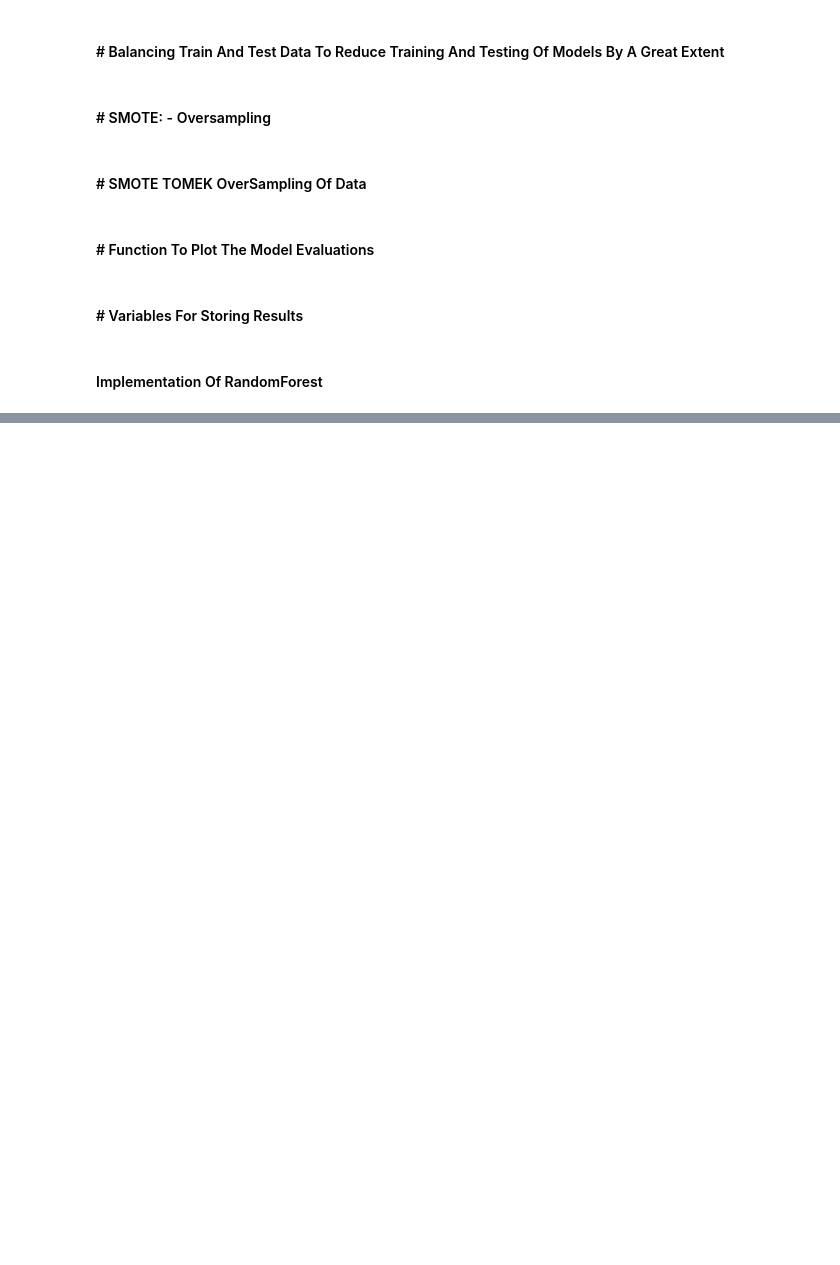
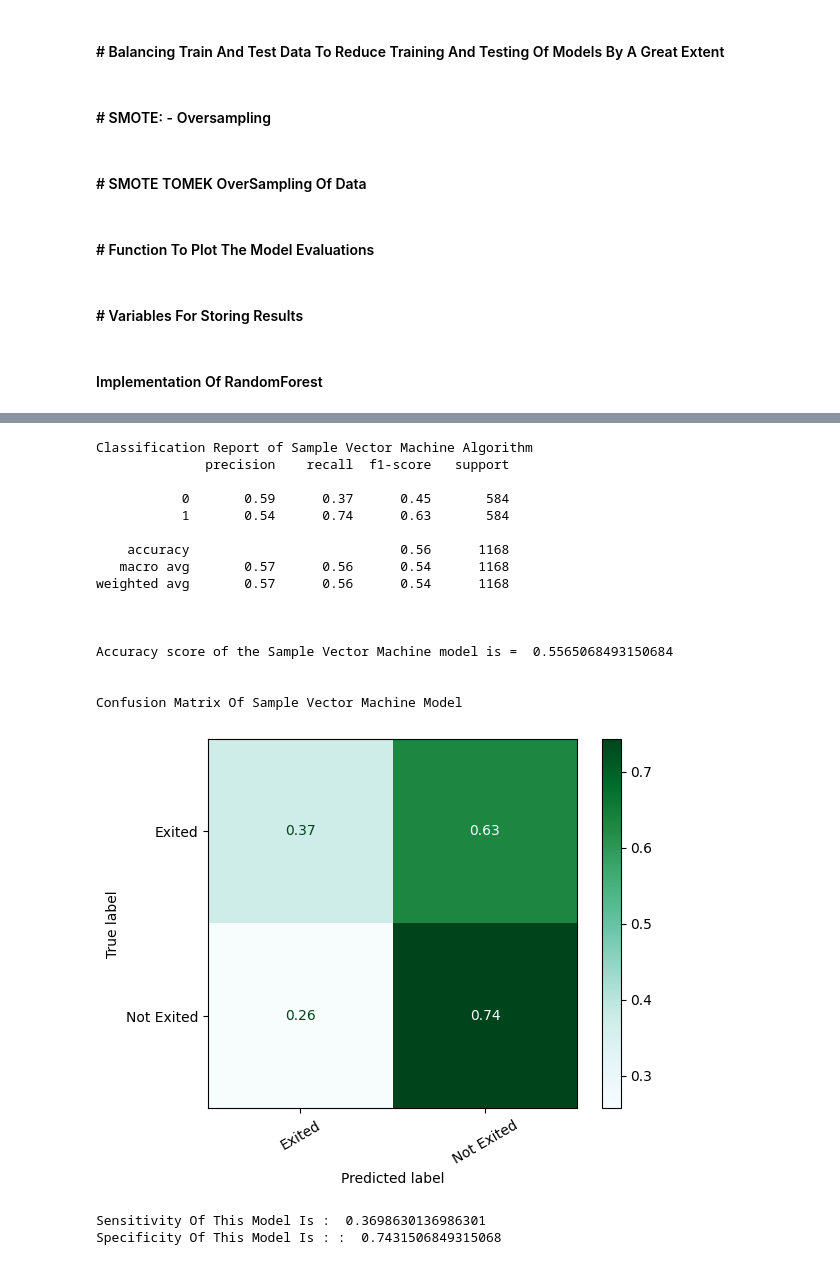
Before and after one commit to MrArthor/CDAC_Project_Work, a Jupyter notebook: Implementation/EDA Customer CHURN.ipynb, the cells around one changed output, grey strips where cells are left out. Drawn from its saved outputs; the diff is of its cells as text; code cells hidden in the pictures; blank space fills up the shorter version.

Commit message:
Other Models Added

```diff
--- a/Implementation/EDA Customer CHURN.ipynb
+++ b/Implementation/EDA Customer CHURN.ipynb
@@ -719,0 +767,22 @@ Specificity Of This Model Is : :  0.830776843146957
+# %%
+SampleVectorModelFunction(TrainDataSetUnderSampling,Y_Train_DataUnderSampling,TestDataFinalUnderSampling,Y_Test_DataUnderSampling)
+# %% [output]
+Classification Report of Sample Vector Machine Algorithm
+              precision    recall  f1-score   support
+
+           0       0.59      0.37      0.45       584
+           1       0.54      0.74      0.63       584
+
+    accuracy                           0.56      1168
+   macro avg       0.57      0.56      0.54      1168
+weighted avg       0.57      0.56      0.54      1168
+
+
+
+Accuracy score of the Sample Vector Machine model is =  0.5565068493150684
+
+
+Confusion Matrix Of Sample Vector Machine Model
+[figure, added]
+Sensitivity Of This Model Is :  0.3698630136986301
+Specificity Of This Model Is : :  0.7431506849315068
```
Also changed, not shown: parts of 10 cells of this notebook.
